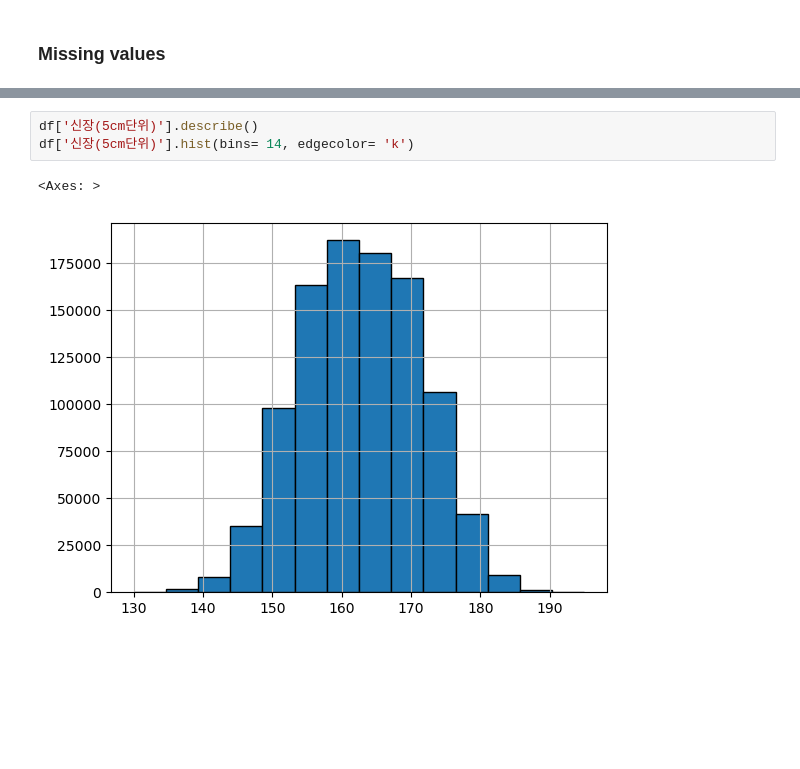
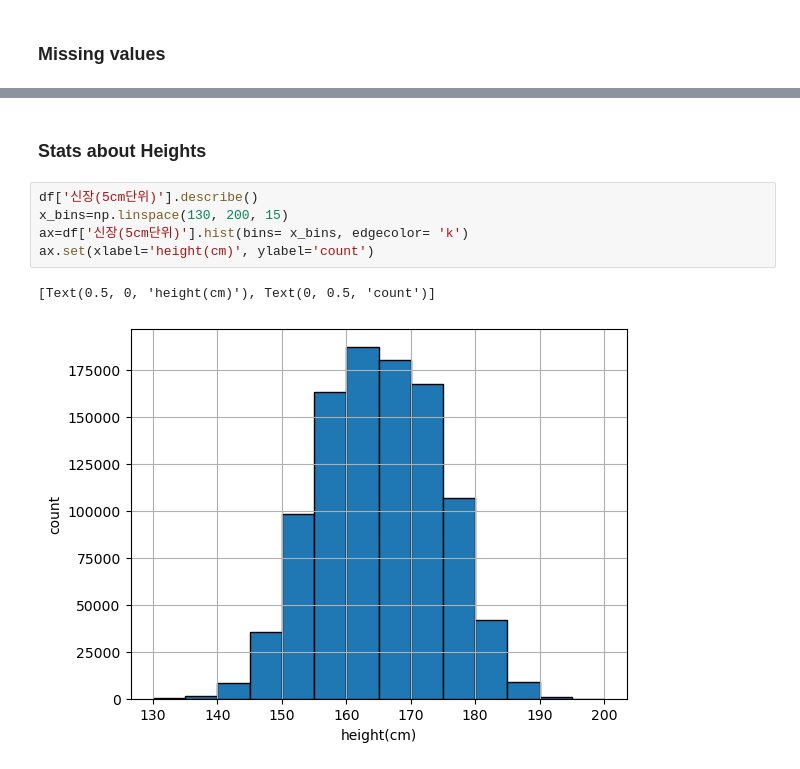
Before and after one commit to J1N462/DataScience_py, a Jupyter notebook: lab12_pandas_health.ipynb, the cells around one changed output, grey strips where cells are left out. Saved outputs shown, nothing was run; the diff lists cells and outputs as text; blank space fills up the shorter version.

```diff
--- a/lab12_pandas_health.ipynb
+++ b/lab12_pandas_health.ipynb
@@ -59,6 +100,10 @@ newdf = df.dropna() #inplace 아니고 cp생성 쳐하자
+# %% [markdown]
+### Stats about Heights
 # %%
 df['신장(5cm단위)'].describe()
-df['신장(5cm단위)'].hist(bins= 14, edgecolor= 'k')
+x_bins=np.linspace(130, 200, 15)
+ax=df['신장(5cm단위)'].hist(bins= x_bins, edgecolor= 'k')
+ax.set(xlabel='height(cm)', ylabel='count')
 # %% [output]
-<Axes: >
+[Text(0.5, 0, 'height(cm)'), Text(0, 0.5, 'count')]
-[figure, old version]
+[figure, new version]
```
Also changed, not shown: parts of 5 cells of this notebook, 3 other files.
